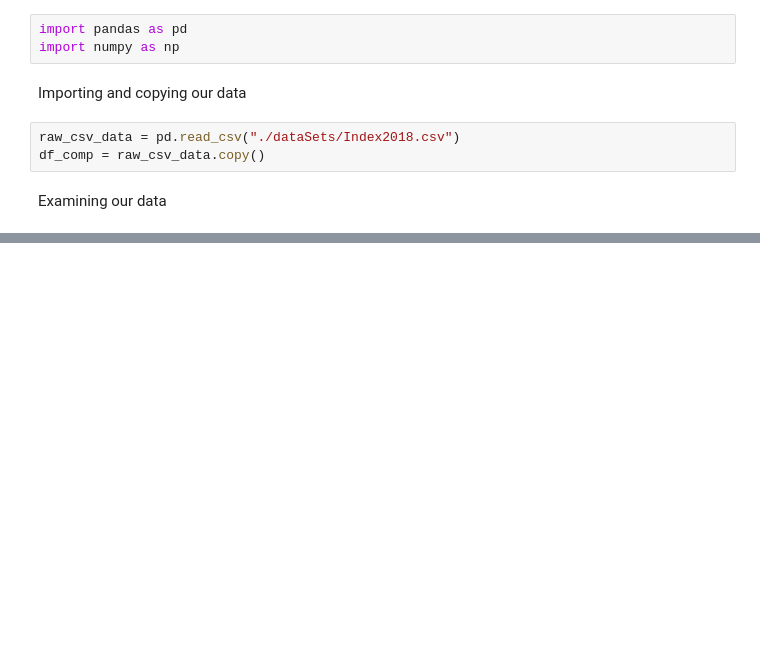
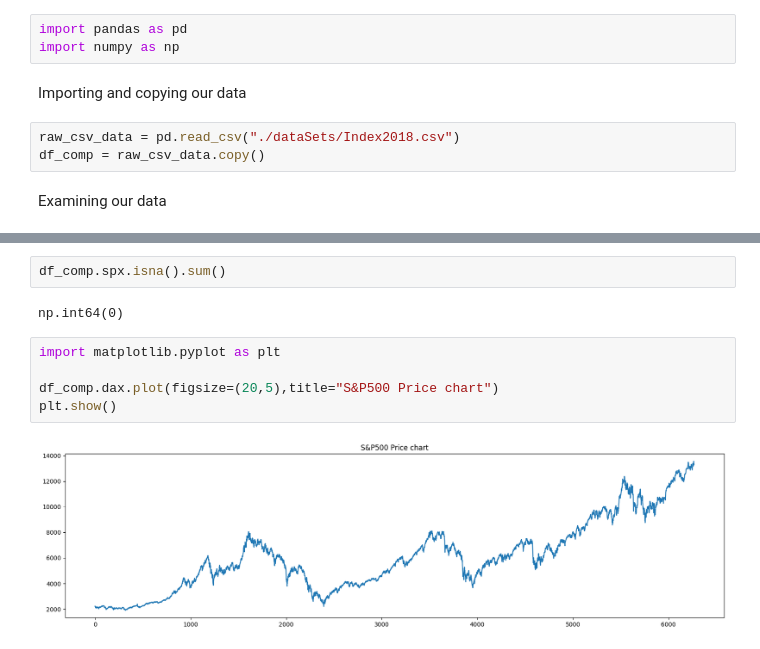
Before and after one commit to mkolade/time-series, a Jupyter notebook: first.ipynb, the cells around one changed output, grey strips where cells are left out. Saved outputs shown, nothing was run; the diff lists cells and outputs as text; blank space fills up the shorter version.

Commit message:
jupyter config issue fixed. first graph finally appearing. lfgggggggggg

```diff
--- a/first.ipynb
+++ b/first.ipynb
@@ -28,0 +51,11 @@ df_comp.head()
+# %%
+df_comp.spx.isna().sum()
+# %% [output]
+np.int64(0)
+# %%
+import matplotlib.pyplot as plt
+
+df_comp.dax.plot(figsize=(20,5),title="S&P500 Price chart")
+plt.show()
+# %% [output]
+[figure, added]
```
Also changed, not shown: parts of 3 cells of this notebook, 2 other files.
